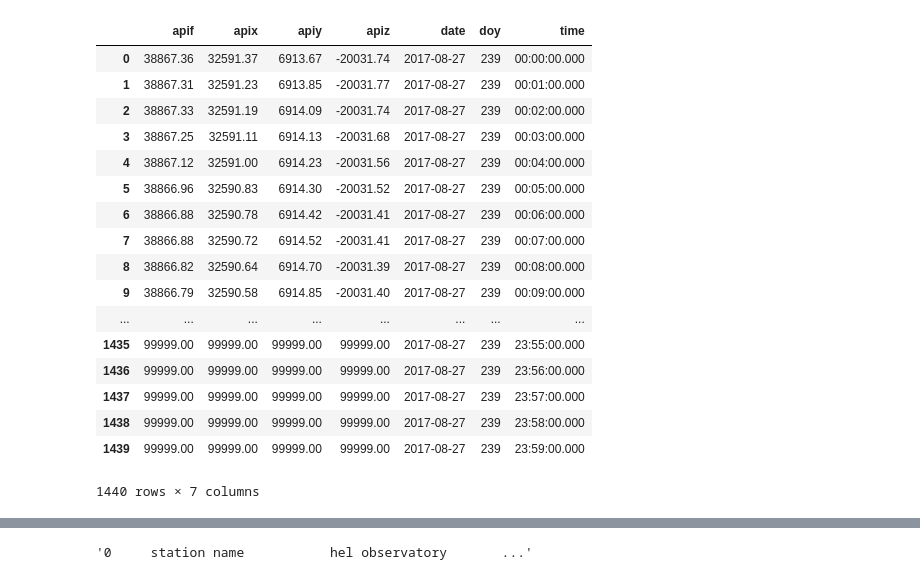
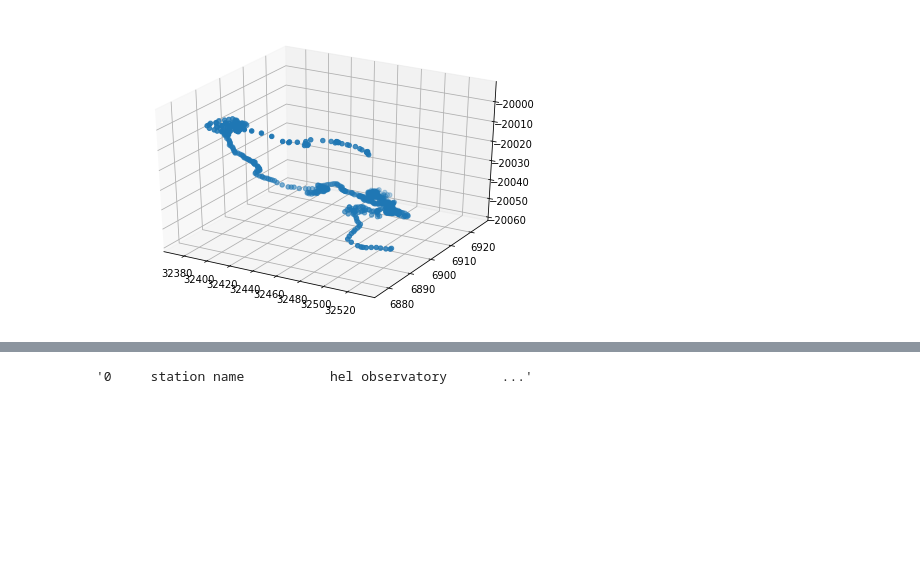
Before and after one commit to elllkk/mine, a Jupyter notebook: курсач.ipynb, the cells around one changed output, grey strips where cells are left out. Saved outputs shown, nothing was run; the diff lists cells and outputs as text; code cells hidden in the pictures; blank space fills up the shorter version.

```diff
--- a/курсач.ipynb
+++ b/курсач.ipynb
@@ -71,4 +103,13 @@ class Data:
+# %%
+import pylab
+%matplotlib inline
+from mpl_toolkits.mplot3d import Axes3D
+def show_3Dplot(x,y,z):
+    fig = pylab.figure()
+    axes = Axes3D(fig)
+    axes.scatter(x, y, z)
+    pylab.show()
 # %%
-d = Data('api20170827pmin.min')
-d.GetData()
+d = Data('api20170908pmin.min')
+show_3Dplot(d.x,d.y,d.z)
 # %% [output]
@@ -81,18 +116 @@ d.GetData()
-|  | apif | apix | apiy | apiz | date | doy | time |
-| 0 | 38867.36 | 32591.37 | 6913.67 | -20031.74 | 2017-08-27 | 239 | 00:00:00.000 |
-| 1 | 38867.31 | 32591.23 | 6913.85 | -20031.77 | 2017-08-27 | 239 | 00:01:00.000 |
-| 2 | 38867.33 | 32591.19 | 6914.09 | -20031.74 | 2017-08-27 | 239 | 00:02:00.000 |
-| 3 | 38867.25 | 32591.11 | 6914.13 | -20031.68 | 2017-08-27 | 239 | 00:03:00.000 |
-| 4 | 38867.12 | 32591.00 | 6914.23 | -20031.56 | 2017-08-27 | 239 | 00:04:00.000 |
-| 5 | 38866.96 | 32590.83 | 6914.30 | -20031.52 | 2017-08-27 | 239 | 00:05:00.000 |
-| 6 | 38866.88 | 32590.78 | 6914.42 | -20031.41 | 2017-08-27 | 239 | 00:06:00.000 |
-| 7 | 38866.88 | 32590.72 | 6914.52 | -20031.41 | 2017-08-27 | 239 | 00:07:00.000 |
-| 8 | 38866.82 | 32590.64 | 6914.70 | -20031.39 | 2017-08-27 | 239 | 00:08:00.000 |
-| 9 | 38866.79 | 32590.58 | 6914.85 | -20031.40 | 2017-08-27 | 239 | 00:09:00.000 |
-| ... | ... | ... | ... | ... | ... | ... | ... |
-| 1435 | 99999.00 | 99999.00 | 99999.00 | 99999.00 | 2017-08-27 | 239 | 23:55:00.000 |
-| 1436 | 99999.00 | 99999.00 | 99999.00 | 99999.00 | 2017-08-27 | 239 | 23:56:00.000 |
-| 1437 | 99999.00 | 99999.00 | 99999.00 | 99999.00 | 2017-08-27 | 239 | 23:57:00.000 |
-| 1438 | 99999.00 | 99999.00 | 99999.00 | 99999.00 | 2017-08-27 | 239 | 23:58:00.000 |
-| 1439 | 99999.00 | 99999.00 | 99999.00 | 99999.00 | 2017-08-27 | 239 | 23:59:00.000 |
-1440 rows × 7 columns
+[figure, added]
```
Also changed, not shown: parts of 13 cells of this notebook.
